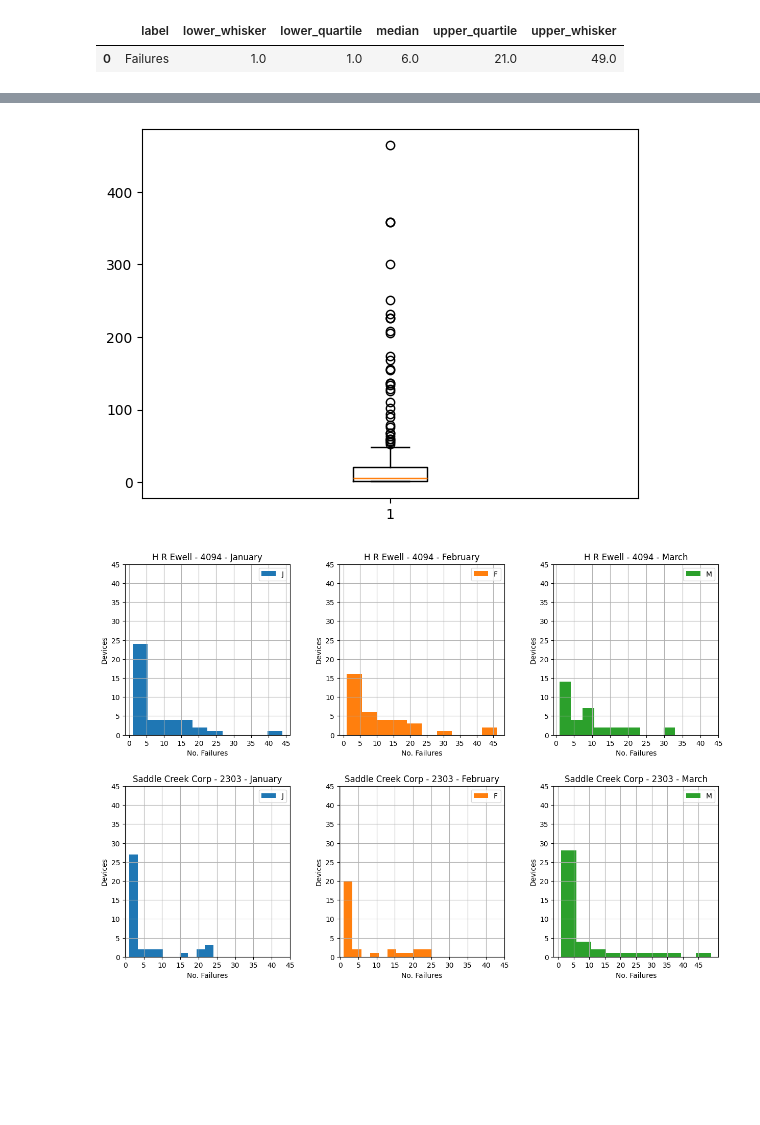
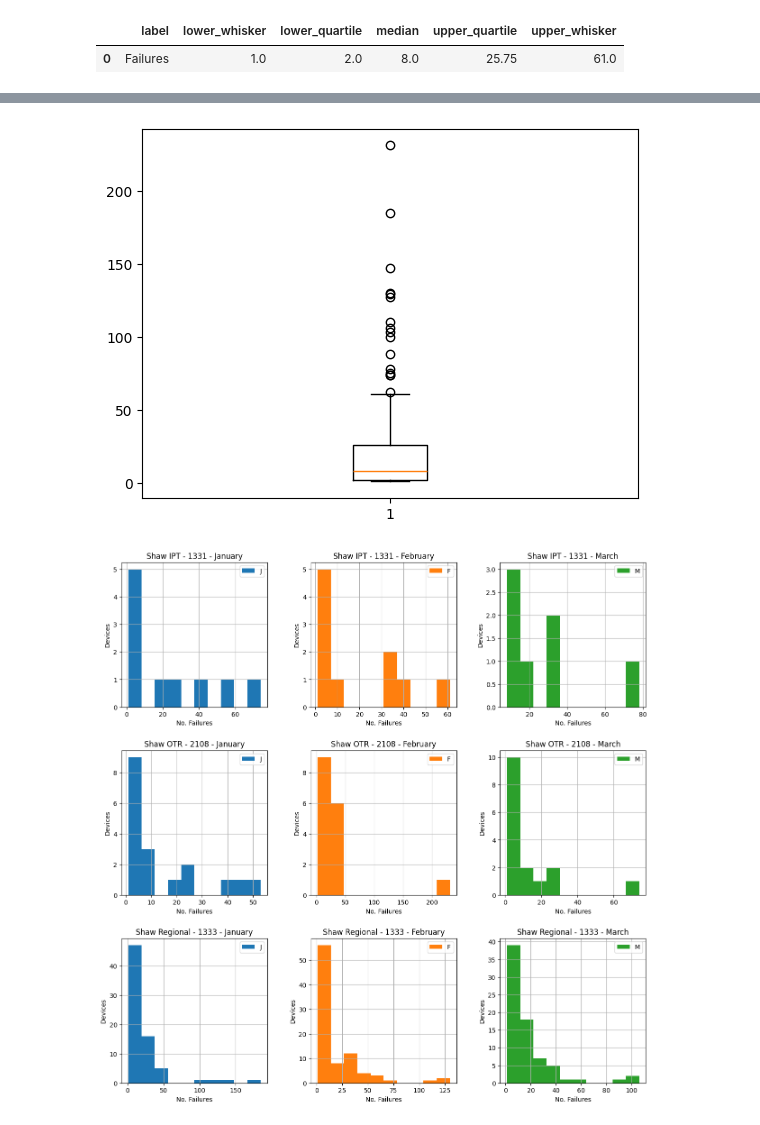
Before and after one commit to apolo-marton/video-loss-analysis, a Jupyter notebook: alarm_analysis.ipynb, the cells around one changed output, grey strips where cells are left out. Drawn from its saved outputs; the diff is of its cells as text; code cells hidden in the pictures; blank space fills up the shorter version.

Commit message:
update: filtering by Shaw organization

```diff
--- a/alarm_analysis.ipynb
+++ b/alarm_analysis.ipynb
@@ -26,10 +31,16 @@ original_devices_df.describe()
 # %%
 # fleets_of_interest = ["Quickway Dist - 1508","H R Ewell - 4094","Saddle Creek Corp - 2303","Shaw Regional - 1333","Shaw IPT - 1331","Shaw OTR - 2108","Boise Cascade - 4241","CRC Transport - 8114" ]
-fleets_of_interest = ["H R Ewell - 4094","Saddle Creek Corp - 2303"]
+# fleets_of_interest = ["H R Ewell - 4094","Saddle Creek Corp - 2303"]
+# fleets_of_interest = ["LATAM M1N"]
+fleets_of_interest = ["Shaw Regional - 1333","Shaw IPT - 1331","Shaw OTR - 2108"]
 # %%
 devices_df = original_devices_df.copy()
-devices_df = devices_df[devices_df["Device model"] == "X1N_AI-M1N_TKH"]
+# devices_df = devices_df[(devices_df["Device model"] == "X1N_AI-M1N_TKH")]
+# devices_df = devices_df[(devices_df["Device model"] != "X1N_AI-M1N_TKH") & (devices_df["Device model"] != "M1N_TKH")]
+
 devices_df = devices_df[(devices_df["Organization"].isin(fleets_of_interest))]
-
-devices_df.describe()
+devices_df = devices_df[['Organization','License plate No.', 'Device model', 'Update time ']]
+# devices_df = devices_df.drop(0, axis=0)
+devices_df = devices_df.dropna()
+display(devices_df)
 # %% [output]
@@ -49,13 +67,19 @@ original_alarms_df = pd.concat(pd.read_excel(excel_file) for excel_file in all_e
 original_alarms_df = original_alarms_df.drop_duplicates()
 # %%
 #Drop columns with NaN
+start_date = datetime.datetime(year=2024, month=1, day=1)
+end_date = datetime.datetime(year=2024, month=3, day=31)
 alarms_df = original_alarms_df.copy()
 alarms_df = alarms_df.drop_duplicates()
-display(alarms_df)
+
 alarms_df = alarms_df[alarms_df["Type"] == "Video Loss Alarm"]
-alarms_df = alarms_df.drop(columns=["Alarm evidence", "Alarm level", "Category", "Alarm status", "Driver", "Driver employee ID", "Label"])
+# alarms_df = alarms_df.drop(columns=["Alarm evidence", "Alarm level", "Category", "Alarm status", "Driver", "Driver employee ID", "Label", "Day"])
+alarms_df = alarms_df[["Type","License plate number","Fleet","Device number","Speed","Alarm time"]]
 alarms_df = alarms_df.sort_values('Alarm time')
 alarms_df["Alarm time"] = pd.to_datetime(alarms_df["Alarm time"],yearfirst=True)
 
-alarms_df = alarms_df[alarms_df["Alarm time"]>=datetime.datetime(year=2024, month=1, day=1)]
+alarms_df = alarms_df[(alarms_df["Alarm time"]>=start_date) & (alarms_df["Alarm time"]<=end_date)]
+alarms_df = alarms_df.dropna()
+alarms_df = alarms_df[alarms_df["License plate number"].isin(devices_df["License plate No."])]
+display(alarms_df)
 # %% [output]
@@ -233,10 +272,10 @@ bp_info = get_box_plot_data(['Failures'],bp)
 display(bp_info)
 
 #Remove monthly outliers
-outlier_devices = alarms_grouped_df[alarms_grouped_df['Failures']>bp_info['upper_whisker'][0]]
+# outlier_devices = alarms_grouped_df[alarms_grouped_df['Failures']>bp_info['upper_whisker'][0]]
 alarms_grouped_df = alarms_grouped_df[~ alarms_grouped_df["License plate number"].isin(outlier_devices["License plate number"])]
 devices_grouped_df = devices_df[~ devices_df["License plate No."].isin(outlier_devices["License plate number"])]
-display(outlier_devices)
+# display(outlier_devices)
 alarms_grouped_fleet_moth = alarms_grouped_df.pivot(index=["Fleet","License plate number"], columns="Month", values="Failures").reset_index()
 
 fleets = alarms_grouped_df["Fleet"].unique()
@@ -257,8 +296,8 @@ for fleet_name in fleets :
         axs[i,j].set_xlabel("No. Failures")
         axs[i,j].set_title(fleet_name+' - '+month_name)
         axs[i,j].legend(month_name)
-        plt.xticks(np.arange(0, 50, step=5))
-        plt.yticks(np.arange(0, 50, step=5))
+        # plt.xticks(np.arange(0, 50, step=5))
+        # plt.yticks(np.arange(0, 50, step=5))
 
         j=j+1
     i=i+1
@@ -266,4 +305,4 @@ for fleet_name in fleets :
 # display(alarms_grouped_df)
 # %% [output]
 |  | label | lower_whisker | lower_quartile | median | upper_quartile | upper_whisker |
-| 0 | Failures | 1.0 | 1.0 | 6.0 | 21.0 | 49.0 |
+| 0 | Failures | 1.0 | 2.0 | 8.0 | 25.75 | 61.0 |
@@ -287,5 +309,5 @@ for fleet_name in fleets :
-[figure, old version]
+[figure, new version]
-[figure, old version]
+[figure, new version]
 # %%
 
 # Analise alarms/velocidade (histograma)
```
Also changed, not shown: parts of 17 cells of this notebook.
